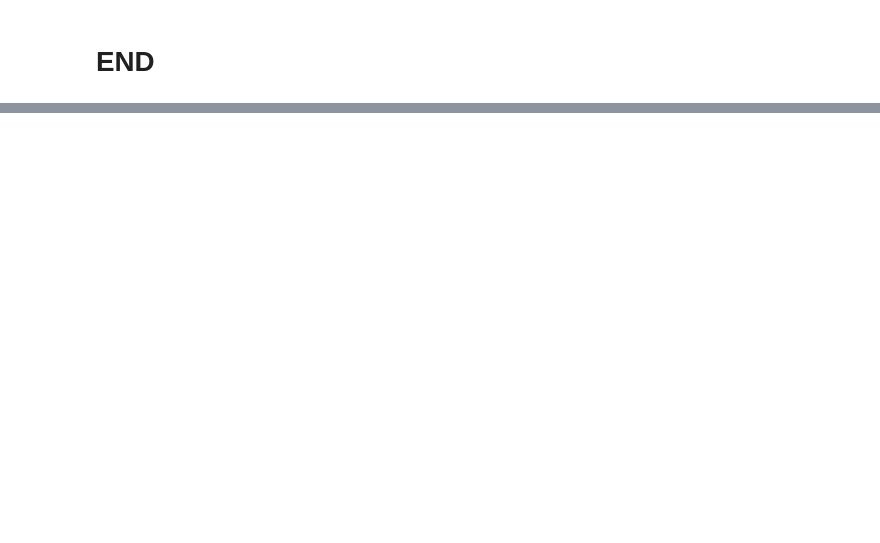
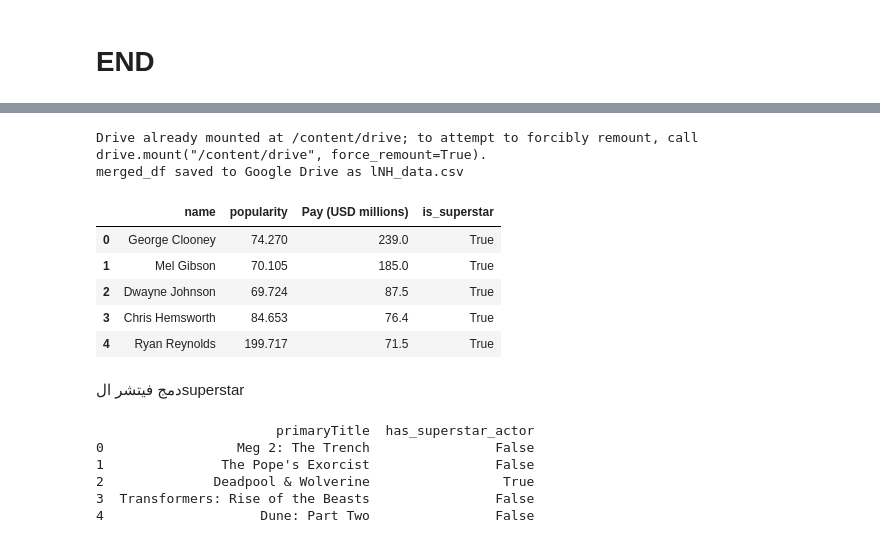
Before and after one commit to Noore573/MovieRevenue, a Jupyter notebook: CombinedNotebook.ipynb, the cells around one changed output, grey strips where cells are left out. Drawn from its saved outputs; the diff is of its cells as text; code cells hidden in the pictures; blank space fills up the shorter version.

```diff
--- a/CombinedNotebook.ipynb
+++ b/CombinedNotebook.ipynb
@@ -3544,0 +3998,54 @@ actors_rating_hanna_df['actor_normalized'] = actors_rating_hanna_df['actor'].str
+# %%
+# prompt: upload merged_df to my drive as lNH_data.csv and mount my drive (add the imports)
+
+drive.mount('/content/drive')
+
+# Save the merged_df to a CSV file in your Google Drive
+merged_df.to_csv('/content/drive/MyDrive/lNH_data.csv', index=False)
+
+print("merged_df saved to Google Drive as lNH_data.csv")
+# %% [output]
+Drive already mounted at /content/drive; to attempt to forcibly remount, call drive.mount("/content/drive", force_remount=True).
+merged_df saved to Google Drive as lNH_data.csv
+# %%
+superactor=pd.read_csv('superstars_actors.csv')
+superactor.head(5)
+# %% [output]
+|  | name | popularity | Pay (USD millions) | is_superstar |
+| 0 | George Clooney | 74.270 | 239.0 | True |
+| 1 | Mel Gibson | 70.105 | 185.0 | True |
+| 2 | Dwayne Johnson | 69.724 | 87.5 | True |
+| 3 | Chris Hemsworth | 84.653 | 76.4 | True |
+| 4 | Ryan Reynolds | 199.717 | 71.5 | True |
+# %% [markdown]
+دمج فيتشر الsuperstar
+# %%
+import pandas as pd
+
+# Step 1: Normalize superstar names
+superactor['clean_name'] = superactor['name'].str.lower().str.replace(" ", "")
+superstar_names = superactor['clean_name'].tolist()
+
+# Step 2: Clean 'credits' column
+# Make sure credits column is a string (not float or NaN)
+merged_df['credits'] = merged_df['credits'].fillna("").astype(str)
+merged_df['clean_credits'] = merged_df['credits'].str.lower().str.replace(" ", "")
+
+# Step 3: Check if any superstar appears in the credits
+def has_superstar(credit_text):
+    return any(name in credit_text for name in superstar_names)
+
+merged_df['has_superstar_actor'] = merged_df['clean_credits'].apply(has_superstar)
+
+# Optional: Drop helper column
+merged_df.drop(columns=['clean_credits'], inplace=True)
+
+# ✅ Done! Let’s preview it:
+print(merged_df[['primaryTitle', 'has_superstar_actor']].head())
+# %% [output]
+                       primaryTitle  has_superstar_actor
+0                 Meg 2: The Trench                False
+1               The Pope's Exorcist                False
+2              Deadpool & Wolverine                 True
+3  Transformers: Rise of the Beasts                False
+4                    Dune: Part Two                False
```
Also changed, not shown: parts of 56 cells of this notebook, 1 other file.
